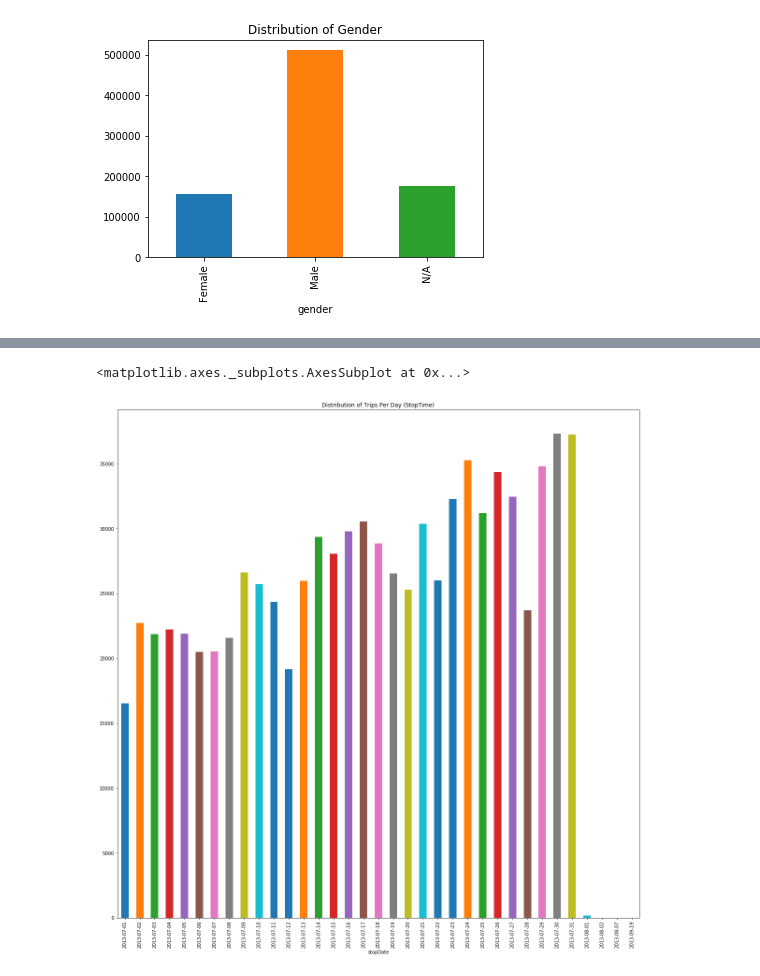
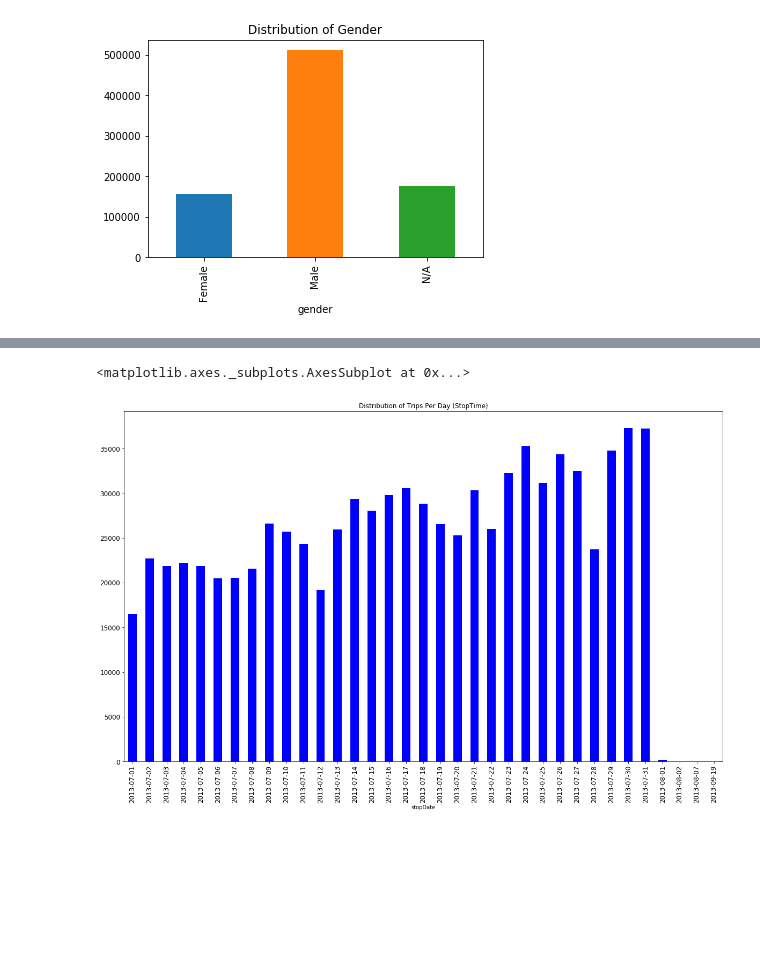
Before and after one commit to Siimon13/CodePlace, a Jupyter notebook: DataSenseMaking/Citi_Bike_Analytics.ipynb, the cells around one changed output, grey strips where cells are left out. Saved outputs shown, nothing was run; the diff lists cells and outputs as text; code cells hidden in the pictures; blank space fills up the shorter version.

```diff
--- a/DataSenseMaking/Citi_Bike_Analytics.ipynb
+++ b/DataSenseMaking/Citi_Bike_Analytics.ipynb
@@ -269,6 +288,6 @@ citi_df[["startDate"]].groupby("startDate").size().plot(kind="bar", title="Distr
 # %%
-citi_df[["stopDate"]].groupby("stopDate").size().plot(kind="bar", title="Distribution of Trips Per Day (StopTime)", figsize=(20,20))
+citi_df[["stopDate"]].groupby("stopDate").size().plot(kind="bar", title="Distribution of Trips Per Day (StopTime)", figsize=(20,12), fontsize=12, color="blue")
 # %% [output]
 <matplotlib.axes._subplots.AxesSubplot at 0x...>
-[figure, old version]
+[figure, new version]
 # %%
```
Also changed, not shown: parts of 10 cells of this notebook.
